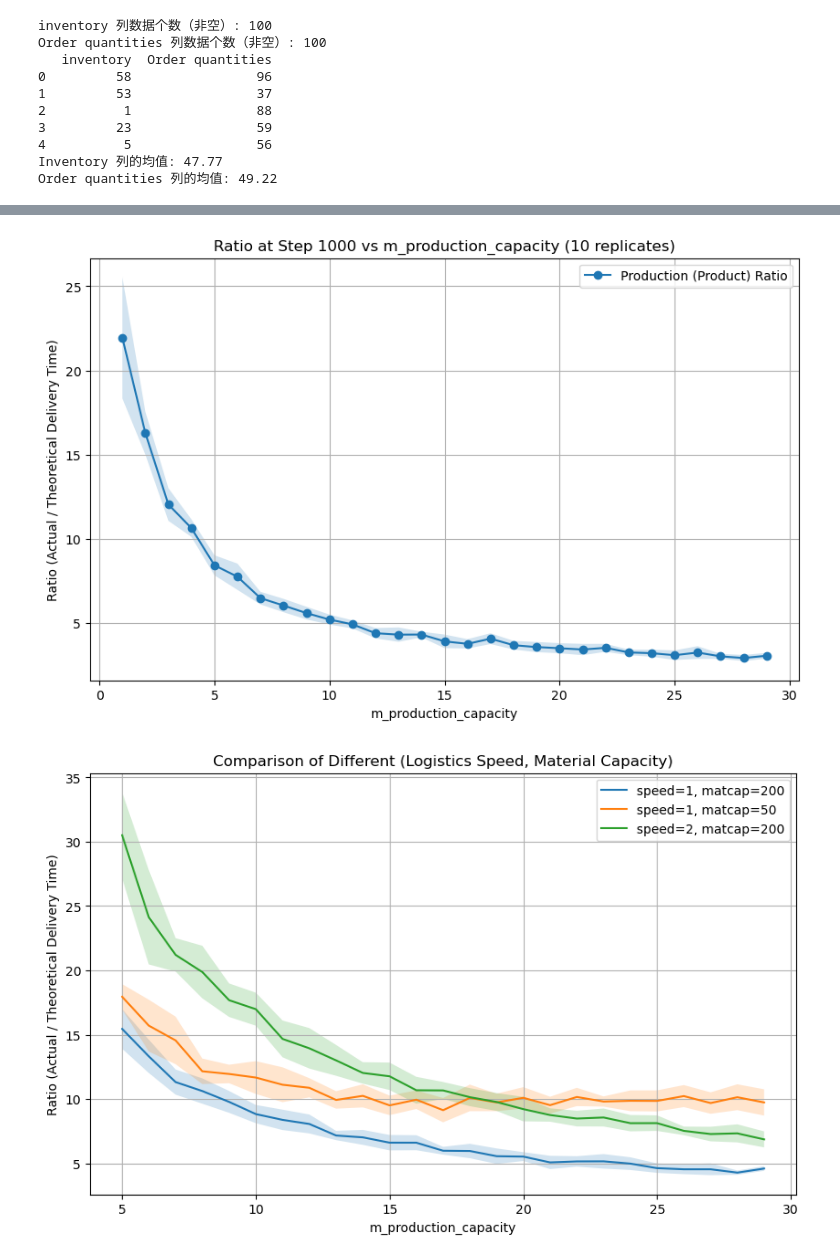
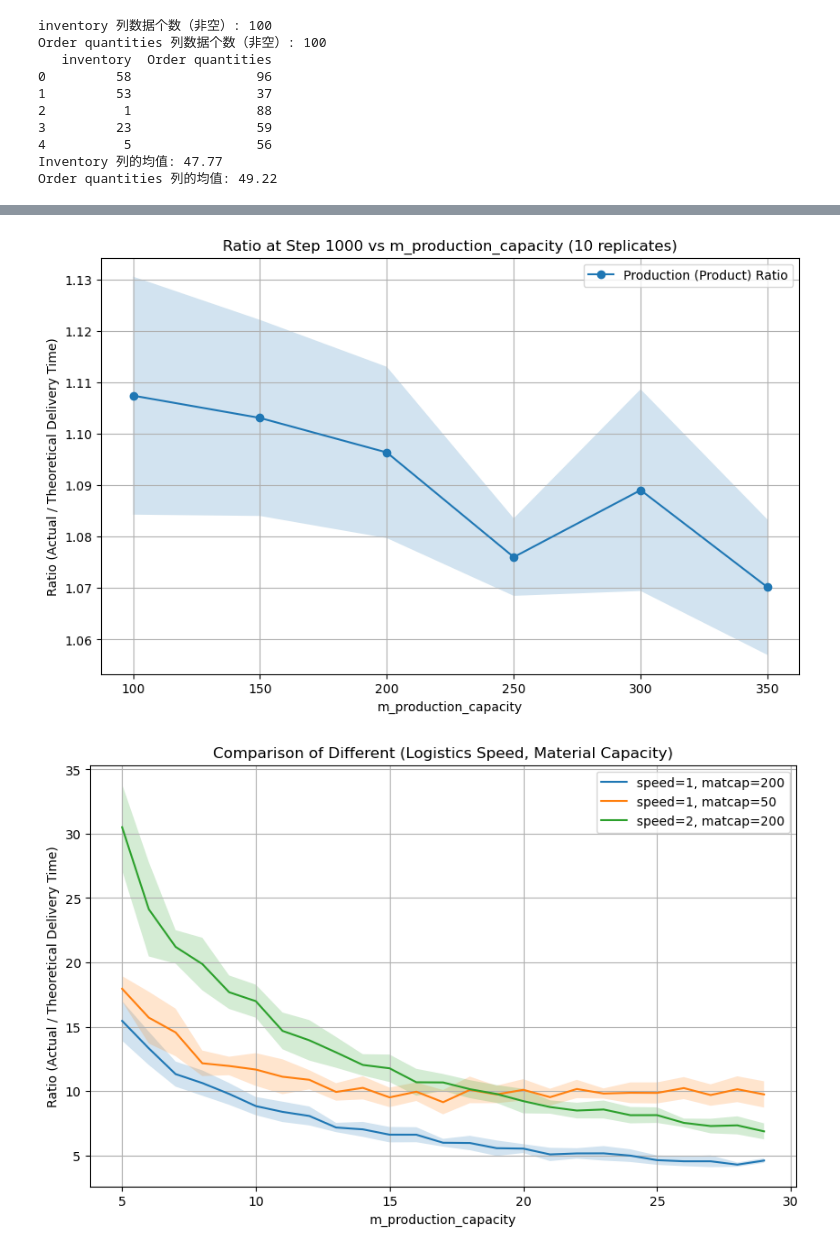
Before and after one commit to ShengGao67/SCNN, a Jupyter notebook: Untitled.ipynb, the cells around one changed output, grey strips where cells are left out. Drawn from its saved outputs; the diff is of its cells as text; code cells hidden in the pictures.

```diff
--- a/Untitled.ipynb
+++ b/Untitled.ipynb
@@ -310,13 +310,13 @@ class Manufacturer(Agent):
             net_rm = self.raw_material_inventory + in_transit_rm
 
             # 如果净原材料供应不足，则下采购单补齐差额（不受生产能力、库存上限限制）,+30%采购buffer
-            if net_rm < 1.8* required_rm_for_gap:
-                shortage = 1.8* required_rm_for_gap - net_rm
+            if net_rm < 10* required_rm_for_gap:
+                shortage = 10* required_rm_for_gap - net_rm
                 self.order_raw_material(shortage)
 
 
             # 理论上需要生产的产品数量
-            production_needed = min(1.6* abs(gap), self.production_capacity)
+            production_needed = min(10* abs(gap), self.production_capacity)
             # 考虑库存上限：本步最多能生产的数量
             available_space = self.inventory_capacity - self.finished_goods_inventory
             # 实际生产数量受两者限制
@@ -573,7 +573,7 @@ if __name__ == "__main__":
         m_production_capacity=10,
         m_inventory_capacity=200,
         s_material_capacity=40)
-    total_steps = 1000
+    total_steps = 100
     # 用于记录每50步的统计数据
     stats = []
     for t in range(1, total_steps+1):
@@ -632,6 +621,6 @@ Order type: raw_material -> Not shipped: 11, In transit: 1, Completed: 111
 # %%
 # 运行仿真，并每100步统计系统内的平均单位供应链成本
-total_steps = 1000
+total_steps = 100
 # 假设 model 已经实例化，例如：
 model = SupplyChainGridModel(
     positions=positions,            # 你之前已有的不重叠的坐标列表
@@ -677,7 +657,7 @@ Step 1000: Overall average unit supply chain cost = 225.285
 # %%
-total_steps = 1000
-num_replicates = 10
-m_production_values = range(1, 30)
+total_steps = 5000
+num_replicates = 5
+m_production_values = range(100,400,50)
 prod_results = []  # 每个 m_production_capacity 下的 product ratio 列表
 mat_results = []   # 每个 m_production_capacity 下的 material ratio 列表
 
@@ -693,36 +673,36 @@ for m_prod in m_production_values:
                  num_manufacturers=4,
                  num_suppliers=2,
                  cust_demand_probability=0.4,
                  m_production_capacity=m_prod,
-                 m_inventory_capacity=1000,
-                 s_material_capacity=500)
+                 m_inventory_capacity=100000,
+                 s_material_capacity=50000)
         for t in range(1, total_steps+1):
             model.step()
         prod_orders = [o for o in model.delivered_orders if o.order_type == "product" and o.actual_delivery_time is not None]
         sum_actual_prod = sum(o.actual_delivery_time for o in prod_orders)
         sum_theoretical_prod = sum(o.theoretical_delivery_time for o in prod_orders)
         ratio_prod = sum_actual_prod / sum_theoretical_prod if sum_theoretical_prod > 0 else None
         prod_list.append(ratio_prod if ratio_prod is not None else 0)
     prod_results.append(prod_list)
 
 # 计算均值和标准差
 prod_means = [np.mean(x) for x in prod_results]
 prod_stds = [np.std(x) for x in prod_results]
 
 plt.figure(figsize=(10,6))
 x = np.array(list(m_production_values))
 prod_means = np.array(prod_means)
 prod_stds = np.array(prod_stds)
 plt.plot(x, prod_means, 'o-', label='Production (Product) Ratio')
 plt.fill_between(x, prod_means - prod_stds, prod_means + prod_stds, alpha=0.2)
 plt.xlabel('m_production_capacity')
 plt.ylabel('Ratio (Actual / Theoretical Delivery Time)')
 plt.title('Ratio at Step 1000 vs m_production_capacity (10 replicates)')
 plt.legend()
 plt.grid(True)
 plt.show()
 # %% [output]
-[figure, old version]
+[figure, new version]
 # %%
 LOGISTICS_SPEED = 1
 
```
Also changed, not shown: parts of 2 cells of this notebook, 2 other files.
